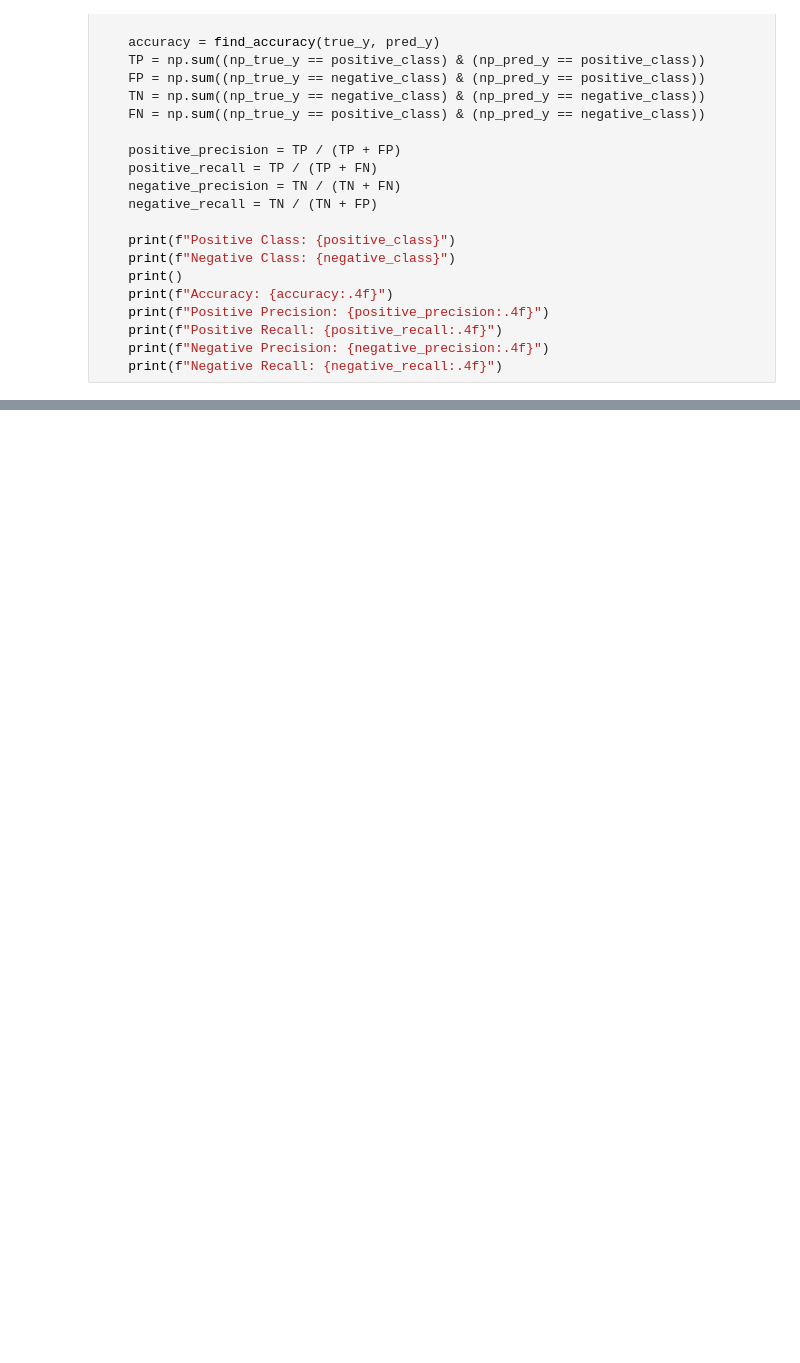
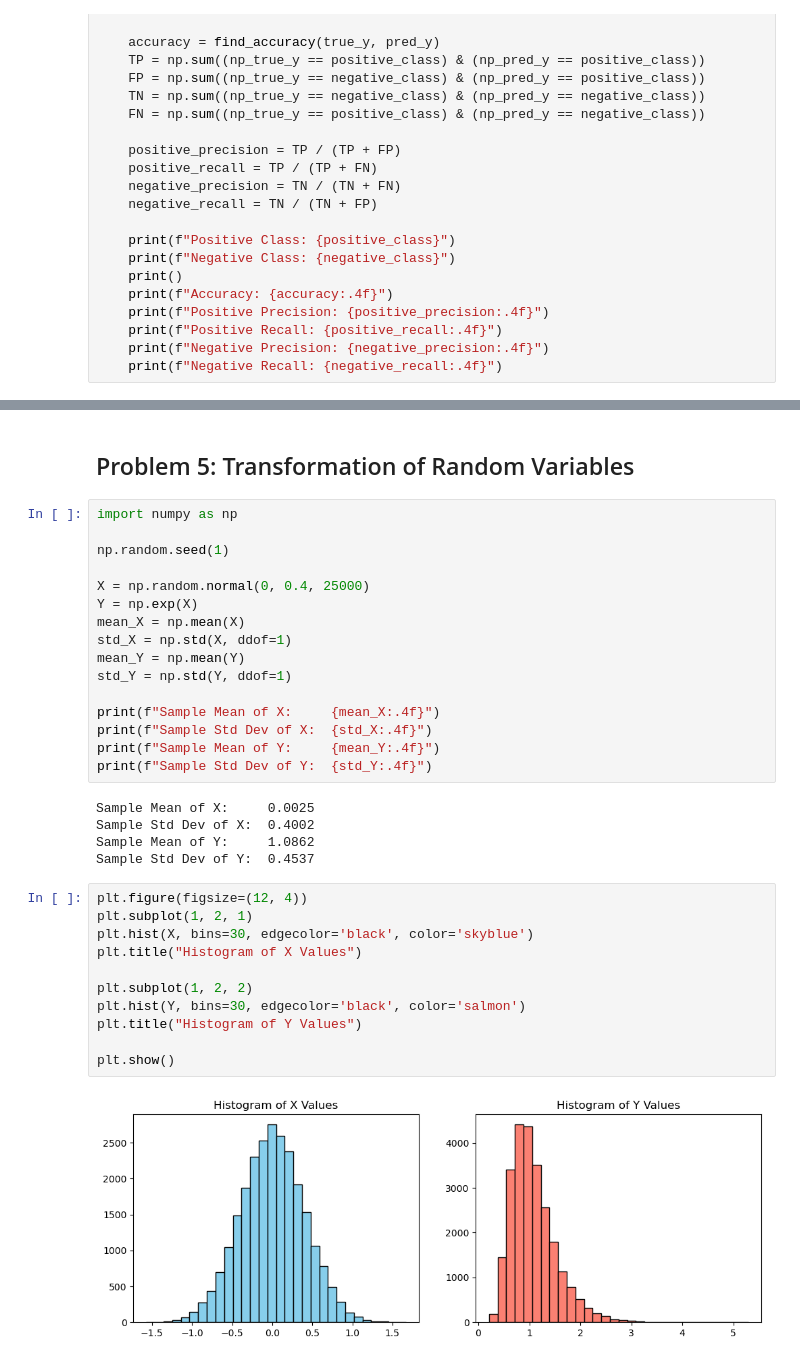
Before and after one commit to nstratford76/DSCI-503, a Jupyter notebook: Homework/HW_04_Stratford.ipynb, the cells around one changed output, grey strips where cells are left out. Cells and saved outputs as stored; diff of their text form; blank space fills up the shorter version.

```diff
--- a/Homework/HW_04_Stratford.ipynb
+++ b/Homework/HW_04_Stratford.ipynb
@@ -104,3 +99,39 @@ Positive Precision: 0.5556
 Positive Recall: 0.8333
 Negative Precision: 0.9091
 Negative Recall: 0.7143
+# %% [markdown]
+## Problem 5: Transformation of Random Variables
+# %%
+import numpy as np
+
+np.random.seed(1)
+
+X = np.random.normal(0, 0.4, 25000)
+Y = np.exp(X)
+mean_X = np.mean(X)
+std_X = np.std(X, ddof=1)
+mean_Y = np.mean(Y)
+std_Y = np.std(Y, ddof=1)
+
+print(f"Sample Mean of X:     {mean_X:.4f}")
+print(f"Sample Std Dev of X:  {std_X:.4f}")
+print(f"Sample Mean of Y:     {mean_Y:.4f}")
+print(f"Sample Std Dev of Y:  {std_Y:.4f}")
+# %% [output]
+Sample Mean of X:     0.0025
+Sample Std Dev of X:  0.4002
+Sample Mean of Y:     1.0862
+Sample Std Dev of Y:  0.4537
+# %%
+plt.figure(figsize=(12, 4))
+plt.subplot(1, 2, 1)
+plt.hist(X, bins=30, edgecolor='black', color='skyblue')
+plt.title("Histogram of X Values")
+
+plt.subplot(1, 2, 2)
+plt.hist(Y, bins=30, edgecolor='black', color='salmon')
+plt.title("Histogram of Y Values")
+
+plt.show()
+# %% [output]
+[figure, added]
```
Also changed, not shown: parts of 14 cells of this notebook, 1 other file.
